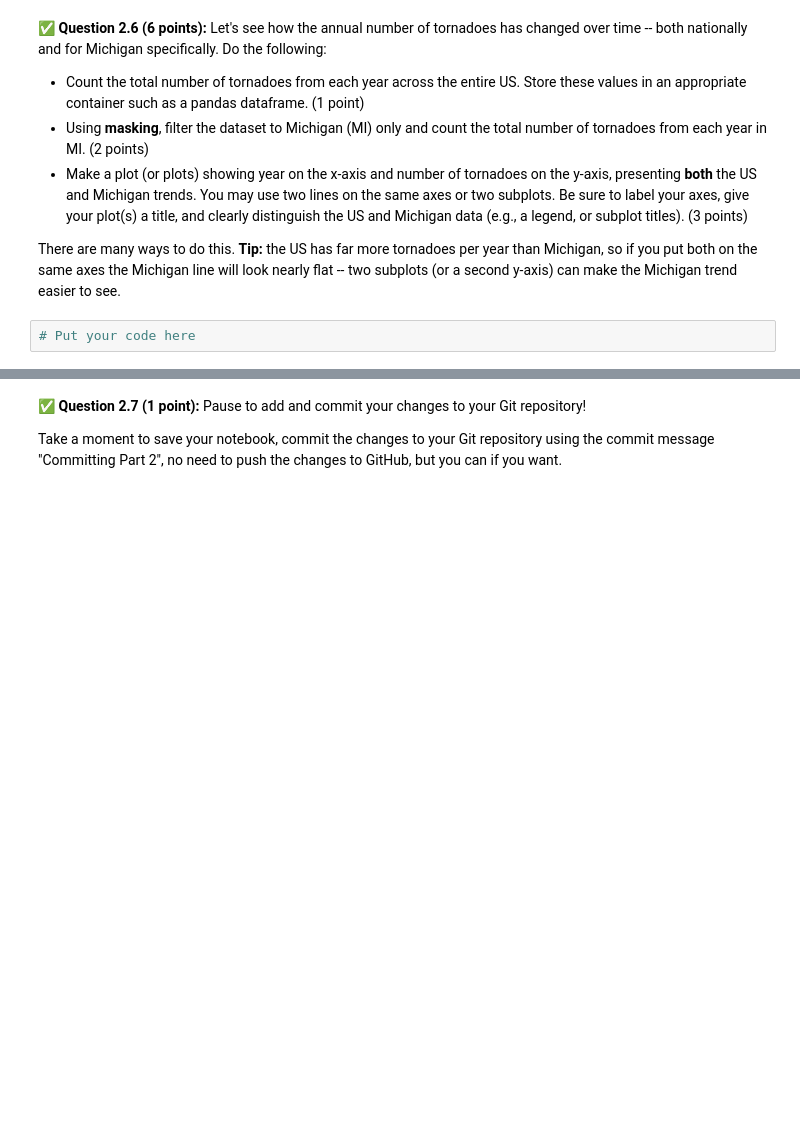
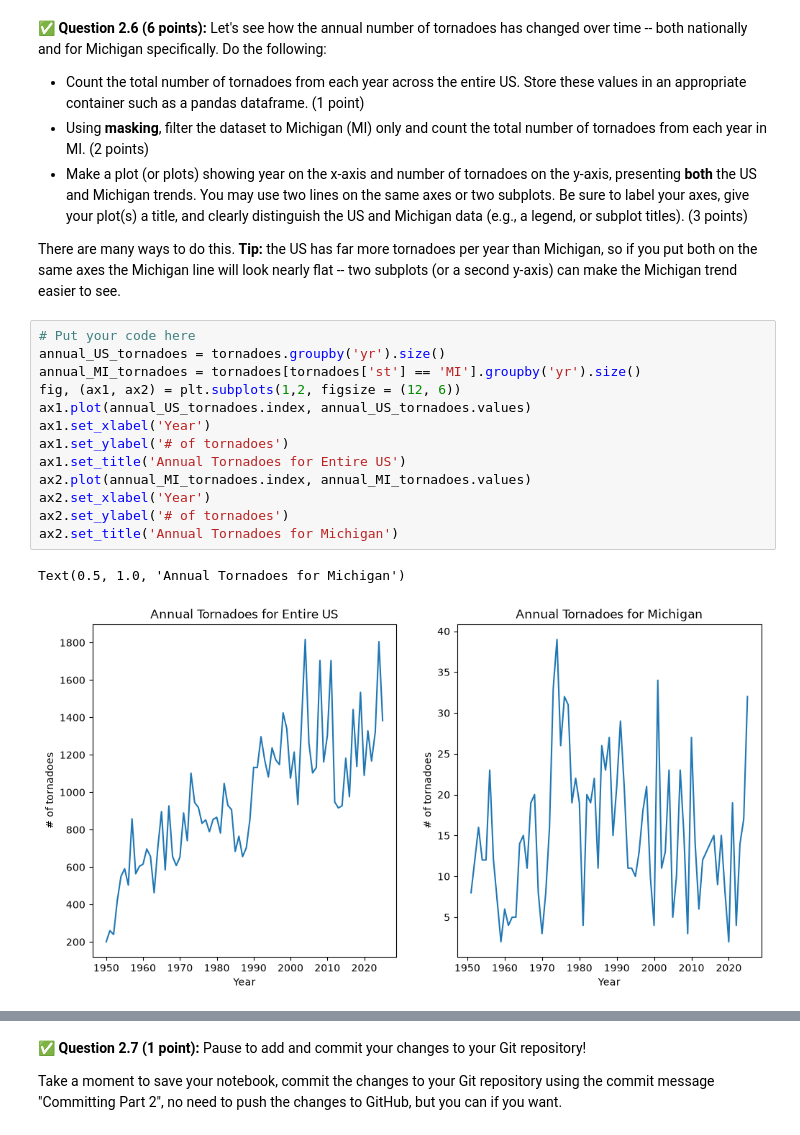
Before and after one commit to emilysklenicka/CMSE202-f26-turnin, a Jupyter notebook: hw-01/HW01-GitPandasPackagesClasses-STUDENT.ipynb, the cells around one changed output, grey strips where cells are left out. Cells and saved outputs as stored; diff of their text form; blank space fills up the shorter version.

```diff
--- a/hw-01/HW01-GitPandasPackagesClasses-STUDENT.ipynb
+++ b/hw-01/HW01-GitPandasPackagesClasses-STUDENT.ipynb
@@ -303,8 +347,22 @@ There are many ways to do this.  For example, you could use masking and loops.
 * Make a plot (or plots) showing year on the x-axis and number of tornadoes on the y-axis, presenting **both** the US and Michigan trends. You may use two lines on the same axes or two subplots. Be sure to label your axes, give your plot(s) a title, and clearly distinguish the US and Michigan data (e.g., a legend, or subplot titles). (3 points)
 
 There are many ways to do this. **Tip:** the US has far more tornadoes per year than Michigan, so if you put both on the same axes the Michigan line will look nearly flat -- two subplots (or a second y-axis) can make the Michigan trend easier to see.
-# %%
-# Put your code here
+# %%
+# Put your code here
+annual_US_tornadoes = tornadoes.groupby('yr').size()
+annual_MI_tornadoes = tornadoes[tornadoes['st'] == 'MI'].groupby('yr').size()
+fig, (ax1, ax2) = plt.subplots(1,2, figsize = (12, 6))
+ax1.plot(annual_US_tornadoes.index, annual_US_tornadoes.values)
+ax1.set_xlabel('Year')
+ax1.set_ylabel('# of tornadoes')
+ax1.set_title('Annual Tornadoes for Entire US')
+ax2.plot(annual_MI_tornadoes.index, annual_MI_tornadoes.values)
+ax2.set_xlabel('Year')
+ax2.set_ylabel('# of tornadoes')
+ax2.set_title('Annual Tornadoes for Michigan')
+# %% [output]
+Text(0.5, 1.0, 'Annual Tornadoes for Michigan')
+[figure, added]
 # %% [markdown]
 <!-- END QUESTION -->
 <!-- DO NOT MODIFY OR DELETE THIS CELL. Make sure your solution to the question above is in the cell(s) above this one. -->
```
Also changed, not shown: parts of 21 cells of this notebook.
